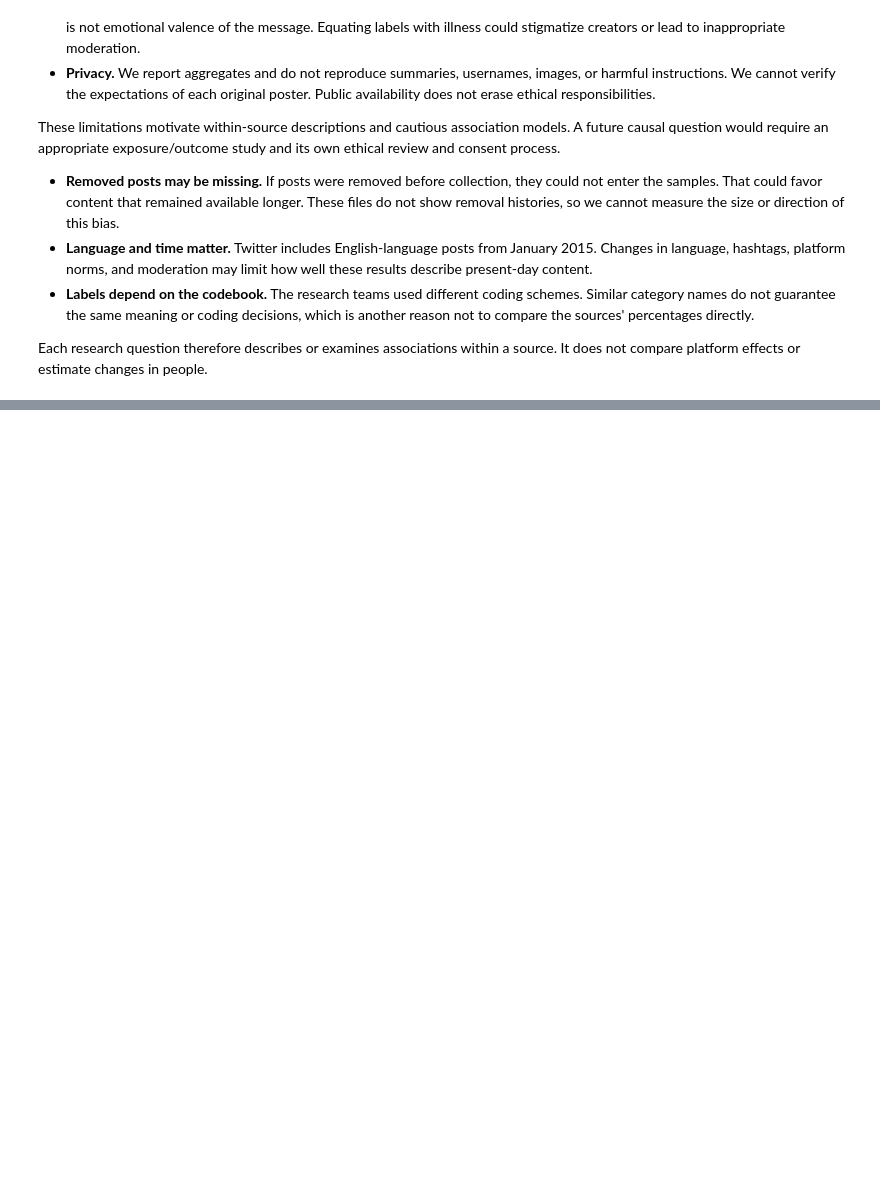
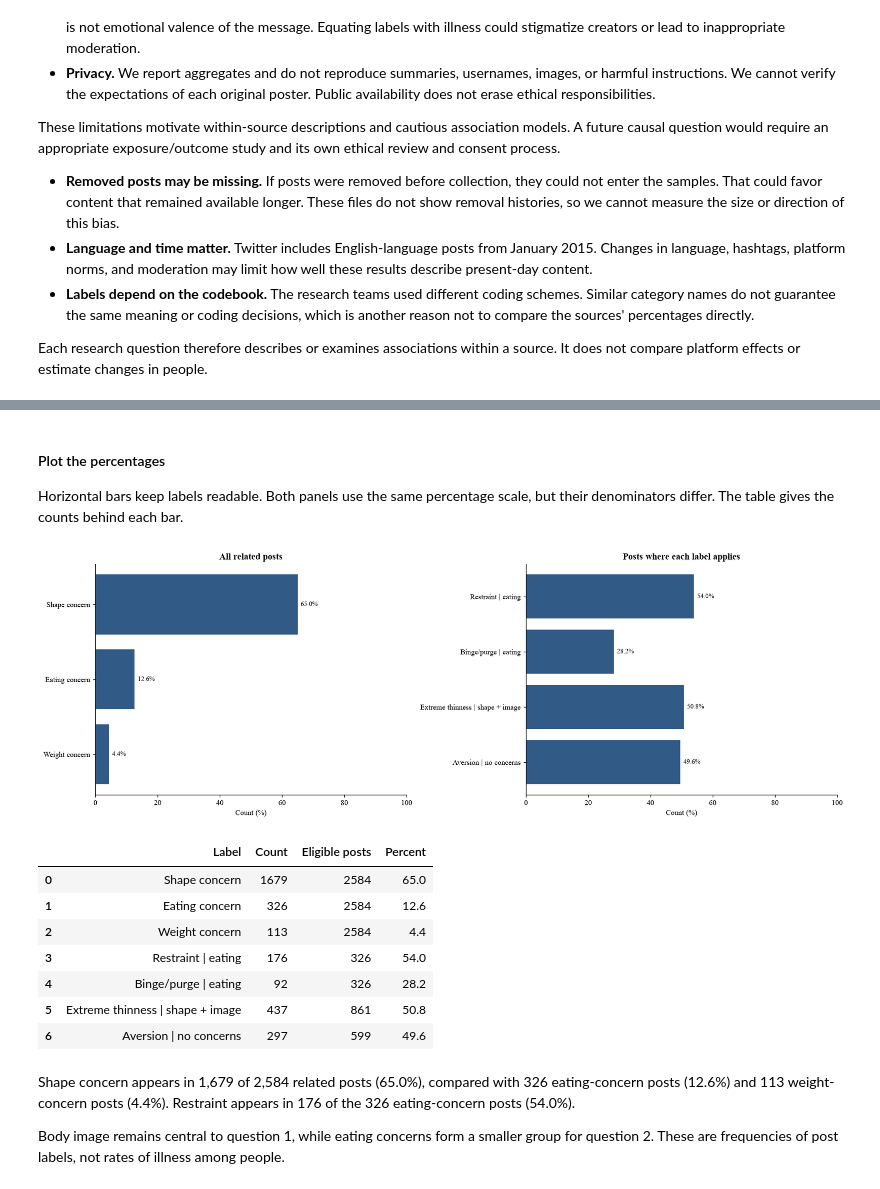
Before and after one commit to AnyaChoudhary/info2950-fall2026-project, a Jupyter notebook: notebooks/INFO2950_Phase_II.ipynb, the cells around one changed output, grey strips where cells are left out. Cells and saved outputs as stored; diff of their text form; code cells hidden in the pictures; blank space fills up the shorter version.

Commit message:
Revise EDA and preregistration using team drafts; execute notebook and refresh figures

```diff
--- a/notebooks/INFO2950_Phase_II.ipynb
+++ b/notebooks/INFO2950_Phase_II.ipynb
@@ -756,0 +544,59 @@ For the final phase, we want feedback on whether our proposed models answer mean
+# %%
+# Count the main labels and the labels with narrower eligibility.
+main_concerns = count_labels(twitter, {
+    'shape': 'Shape concern',
+    'eating': 'Eating concern',
+    'weight': 'Weight concern'
+})
+
+other_concerns = count_labels(twitter, {
+    'restraint': 'Restraint | eating',
+    'purge': 'Binge/purge | eating',
+    'extreme': 'Extreme thinness | shape + image',
+    'aversion': 'Aversion | no concerns'
+})
+# %% [markdown]
+#### Plot the percentages
+Horizontal bars keep labels readable. Both panels use the same percentage scale, but their denominators differ. The table gives the counts behind each bar.
+# %%
+# Same percentage scale for both panels.
+figure, charts = plt.subplots(
+    1, 2, figsize=(15,5), layout='constrained'
+)
+
+for chart, table, title in zip(
+    charts,
+    [main_concerns, other_concerns],
+    ['All related posts', 'Posts where each label applies']
+):
+    chart.barh(table['Label'], table["Percent"], color=BLUE)
+    chart.invert_yaxis()
+    chart.set_xlim(0, 100)
+    chart.set_xlabel('Count (%)')
+    chart.set_title(title)
+
+    for row, percent in enumerate(table["Percent"]):
+        chart.text(
+            percent + 1, row, f'{percent:.1f}%',
+            ha='left', va='center', fontsize=9
+        )
+
+finish('01_twitter_themes')
+
+display(pd.concat(
+    [main_concerns, other_concerns], ignore_index=True
+).round(1))
+# %% [output]
+[figure, added]
+|  | Label | Count | Eligible posts | Percent |
+| 0 | Shape concern | 1679 | 2584 | 65.0 |
+| 1 | Eating concern | 326 | 2584 | 12.6 |
+| 2 | Weight concern | 113 | 2584 | 4.4 |
+| 3 | Restraint | eating | 176 | 326 | 54.0 |
+| 4 | Binge/purge | eating | 92 | 326 | 28.2 |
+| 5 | Extreme thinness | shape + image | 437 | 861 | 50.8 |
+| 6 | Aversion | no concerns | 297 | 599 | 49.6 |
+# %% [markdown]
+Shape concern appears in 1,679 of 2,584 related posts (65.0%), compared with 326 eating-concern posts (12.6%) and 113 weight-concern posts (4.4%). Restraint appears in 176 of the 326 eating-concern posts (54.0%).
+
+Body image remains central to question 1, while eating concerns form a smaller group for question 2. These are frequencies of post labels, not rates of illness among people.
```
Also changed, not shown: parts of 36 cells of this notebook, 8 other files.
